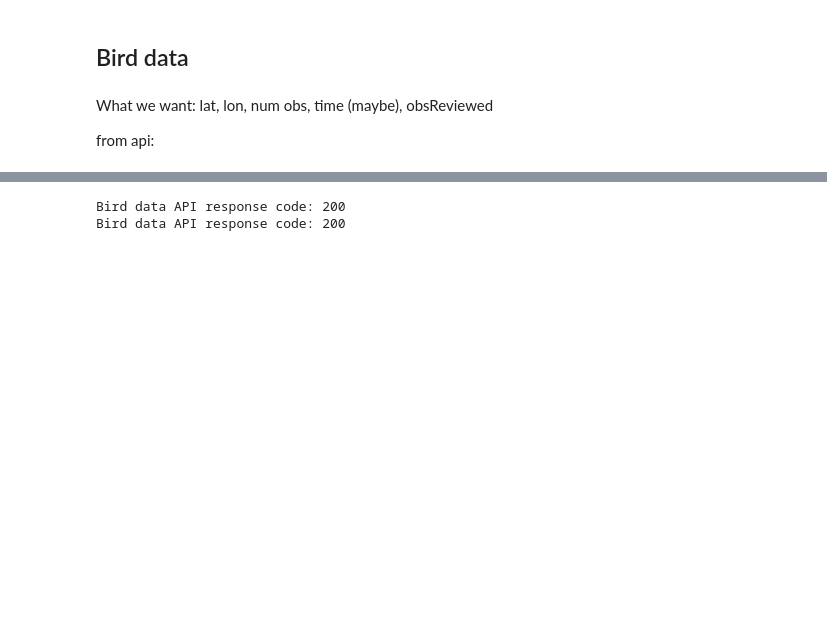
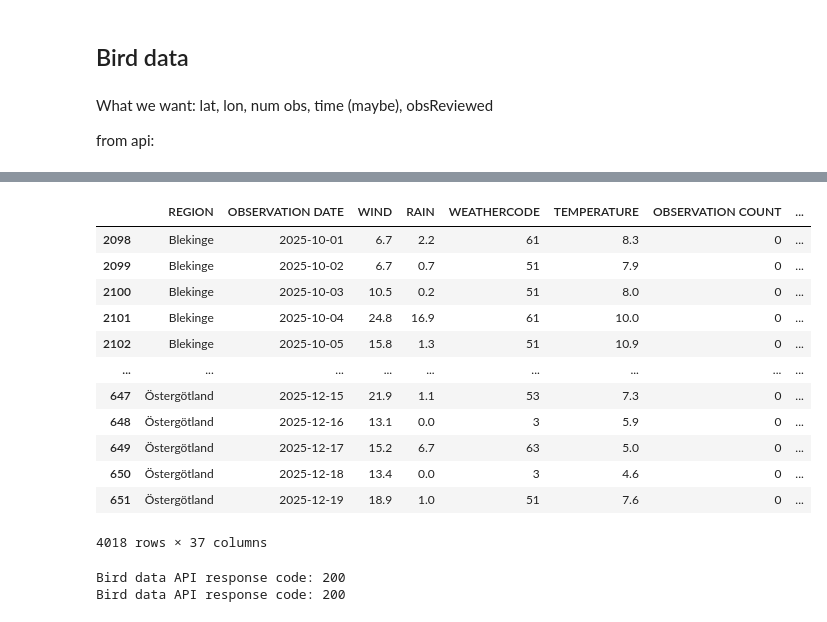
Before and after one commit to JarlSteph/BirdUp, a Jupyter notebook: temp_test.ipynb, the cells around one changed output, grey strips where cells are left out. Cells and saved outputs as stored; diff of their text form; code cells hidden in the pictures; blank space fills up the shorter version.

```diff
--- a/temp_test.ipynb
+++ b/temp_test.ipynb
@@ -240,6 +224,27 @@ def merge_historic_weather(bird_df: pd.DataFrame, weather_df: pd.DataFrame) -> p
         on=['REGION', 'OBSERVATION DATE'],
         how='left'
     )
+def add_rolling_sight_features(df: pd.DataFrame, k: int = 3) -> pd.DataFrame:
+    df = df.copy()
+
+    # Ensure types
+    df["OBSERVATION DATE"] = pd.to_datetime(df["OBSERVATION DATE"])
+
+    # Sort so shifts are correct
+    df = df.sort_values(["BIRD TYPE", "REGION", "OBSERVATION DATE"])
+
+    # Binary sighted flag
+    df["SIGHTED"] = (df["OBSERVATION COUNT"] > 0).astype(int)
+
+    # Past k days as lag features
+    g_sighted = df.groupby(["BIRD TYPE", "REGION"])["SIGHTED"]
+    g_count = df.groupby(["BIRD TYPE", "REGION"])["OBSERVATION COUNT"]
+
+    for i in range(1, k + 1):
+        df[f"SIGHTED LAG_{i}"] = g_sighted.shift(i).fillna(0).astype(int)
+        df[f"OBS_COUNT_LAG_{i}"] = g_count.shift(i).fillna(0).astype(int)
+
+    return df
 
 def historical():
     """
@@ -394,3 +413,19 @@ feat
+# %%
+roll
+# %% [output]
+|  | REGION | OBSERVATION DATE | WIND | RAIN | WEATHERCODE | TEMPERATURE | OBSERVATION COUNT | ... |
+| 2098 | Blekinge | 2025-10-01 | 6.7 | 2.2 | 61 | 8.3 | 0 | ... |
+| 2099 | Blekinge | 2025-10-02 | 6.7 | 0.7 | 51 | 7.9 | 0 | ... |
+| 2100 | Blekinge | 2025-10-03 | 10.5 | 0.2 | 51 | 8.0 | 0 | ... |
+| 2101 | Blekinge | 2025-10-04 | 24.8 | 16.9 | 61 | 10.0 | 0 | ... |
+| 2102 | Blekinge | 2025-10-05 | 15.8 | 1.3 | 51 | 10.9 | 0 | ... |
+| ... | ... | ... | ... | ... | ... | ... | ... | ... |
+| 647 | Östergötland | 2025-12-15 | 21.9 | 1.1 | 53 | 7.3 | 0 | ... |
+| 648 | Östergötland | 2025-12-16 | 13.1 | 0.0 | 3 | 5.9 | 0 | ... |
+| 649 | Östergötland | 2025-12-17 | 15.2 | 6.7 | 63 | 5.0 | 0 | ... |
+| 650 | Östergötland | 2025-12-18 | 13.4 | 0.0 | 3 | 4.6 | 0 | ... |
+| 651 | Östergötland | 2025-12-19 | 18.9 | 1.0 | 51 | 7.6 | 0 | ... |
+4018 rows × 37 columns
 # %%
 daily_data = daily()
 daily_data
```
Also changed, not shown: parts of 3 cells of this notebook, 2 other files.
